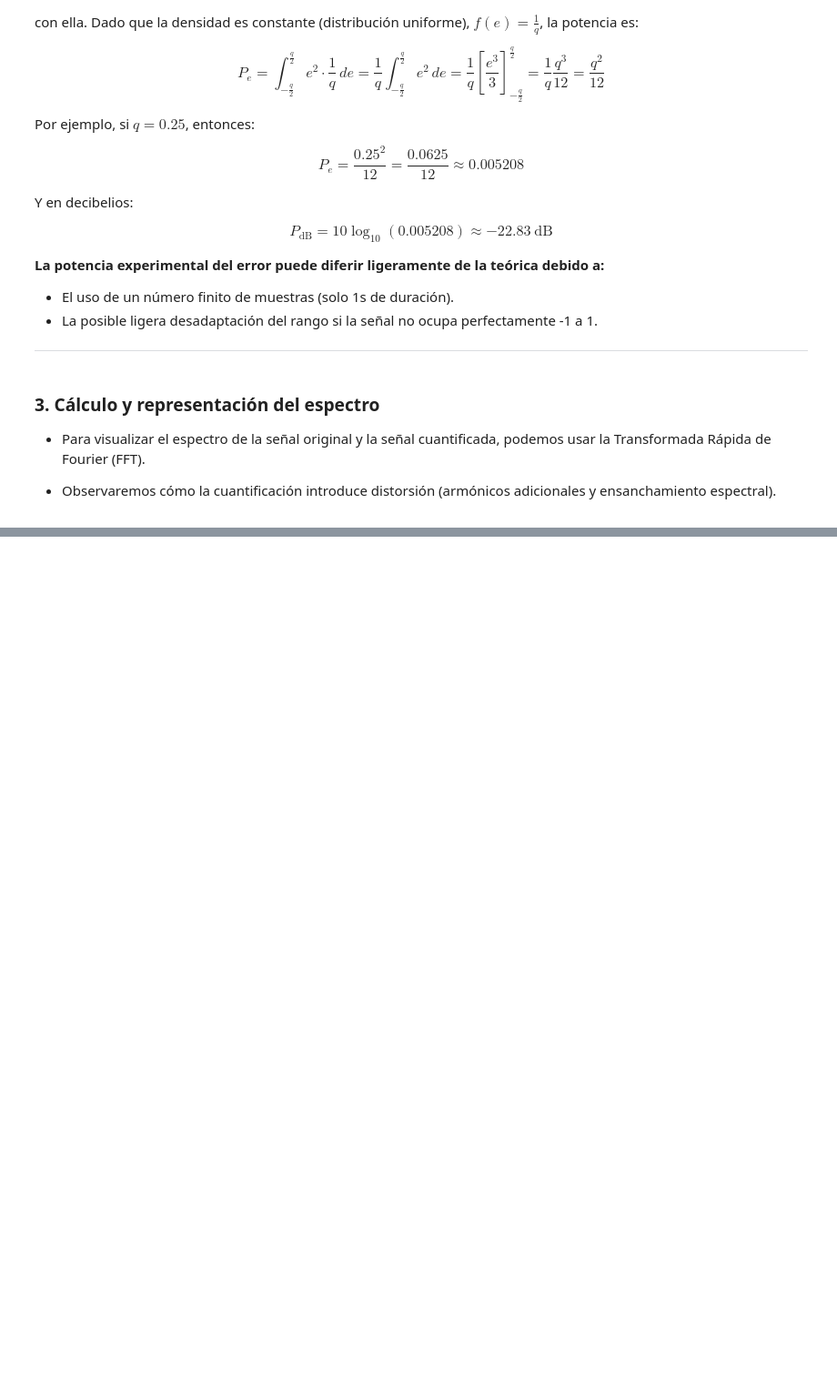
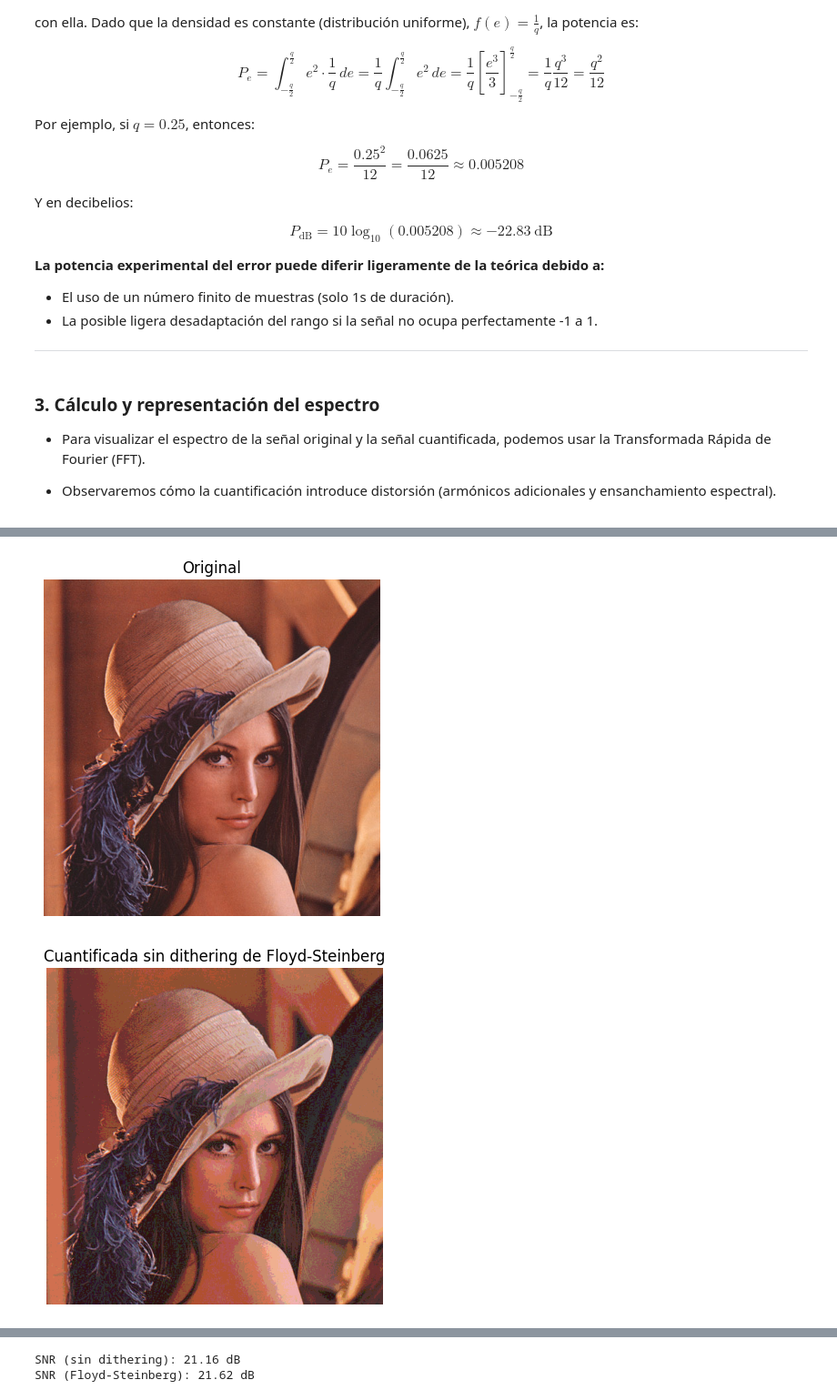
Before and after one commit to DANIABLO-cyber/TDS, a Jupyter notebook: P1_SCA.ipynb, the cells around one changed output, grey strips where cells are left out. Shown at 91% size. Drawn from its saved outputs; the diff is of its cells as text; code cells hidden in the pictures; blank space fills up the shorter version.

Commit message:
Actualización 24/03 23:08

```diff
--- a/P1_SCA.ipynb
+++ b/P1_SCA.ipynb
@@ -509,0 +750,74 @@ Error experimental       : 0.017537
+# %%
+# ---------------------------------------------------------
+# Algoritmo de Floyd-Steinberg para imagen en color
+# ---------------------------------------------------------
+
+#? Definir parámetros de cuantificación
+imagen = io.imread("Datos/lena.png")
+
+
+rango_imagen = signalRange(imagen)
+bits = 3
+cuantificador = UniformSQ(bits, rango_imagen, qtype="midrise")
+
+#? Crear arrays para almacenar la imagen cuantificada (sin dithering) y la imagen resultante del algoritmo de Floyd-Steinberg
+imagen_cuant = np.zeros_like(imagen)
+imagen_floyd = np.zeros_like(imagen)
+
+#? Recorrer la imagen y aplicar Floyd-Steinberg en cada píxel (y cada canal)
+for fila in range(imagen.shape[0]):
+    for col in range(imagen.shape[1]):
+        for canal in range(imagen.shape[2]):  # Para cada canal (R, G, B)
+            # Cuantificar el píxel actual
+            pixel_cuant = cuantificador.quantize(imagen[fila, col, canal])
+            imagen_cuant[fila, col, canal] = pixel_cuant
+
+            # Calcular el error entre el valor original y el cuantificado
+            error_pixel = float(imagen[fila, col, canal]) - float(pixel_cuant)
+
+            # Añadir la componente cuantificada al array Floyd-Steinberg
+            # (Este array se irá modificando al propagar el error)
+            imagen_floyd[fila, col, canal] += pixel_cuant
+
+            # Distribuir el error entre los píxeles vecinos
+            # (sólo si están dentro de los límites de la imagen)
+            if col + 1 < imagen.shape[1]:
+                imagen_floyd[fila, col + 1, canal] += error_pixel * (7 / 16)
+
+            if fila + 1 < imagen.shape[0] and col - 1 >= 0:
+                imagen_floyd[fila + 1, col - 1, canal] += error_pixel * (3 / 16)
+
+            if fila + 1 < imagen.shape[0]:
+                imagen_floyd[fila + 1, col, canal] += error_pixel * (5 / 16)
+
+            if fila + 1 < imagen.shape[0] and col + 1 < imagen.shape[1]:
+                imagen_floyd[fila + 1, col + 1, canal] += error_pixel * (1 / 16)
+
+#? Mostrar las tres versiones de la imagen
+plt.figure()
+plt.imshow(imagen)
+plt.title("Original")
+plt.axis("off")
+plt.show()
+
+plt.figure()
+plt.imshow(imagen_cuant)
+plt.title("Cuantificada sin dithering de Floyd-Steinberg")
+plt.axis("off")
+plt.show()
+
+plt.figure()
+plt.imshow(imagen_floyd)
+plt.title("Cuantificada con dithering de Floyd-Steinberg")
+plt.axis("off")
+plt.show()
+
+#? Calcular la SNR de ambas imágenes cuantificadas
+snr_sin_dither = snr(imagen, imagen_cuant)
+snr_floyd = snr(imagen, imagen_floyd)
+
+print(f"SNR (sin dithering): {snr_sin_dither:.2f} dB")
+print(f"SNR (Floyd-Steinberg): {snr_floyd:.2f} dB")
+# %% [output]
+[figure, added]
+[figure, added]
@@ -509,0 +825,2 @@ Error experimental       : 0.017537
+SNR (sin dithering): 21.16 dB
+SNR (Floyd-Steinberg): 21.62 dB
```
Also changed, not shown: parts of 13 cells of this notebook, 2 other files.
